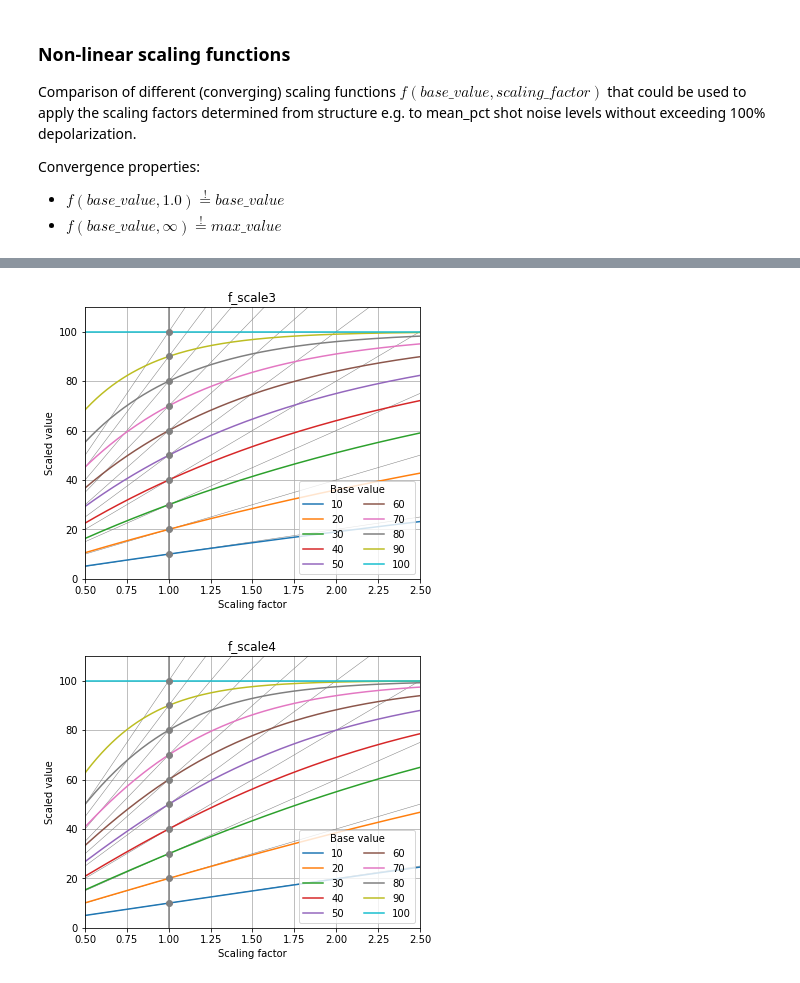
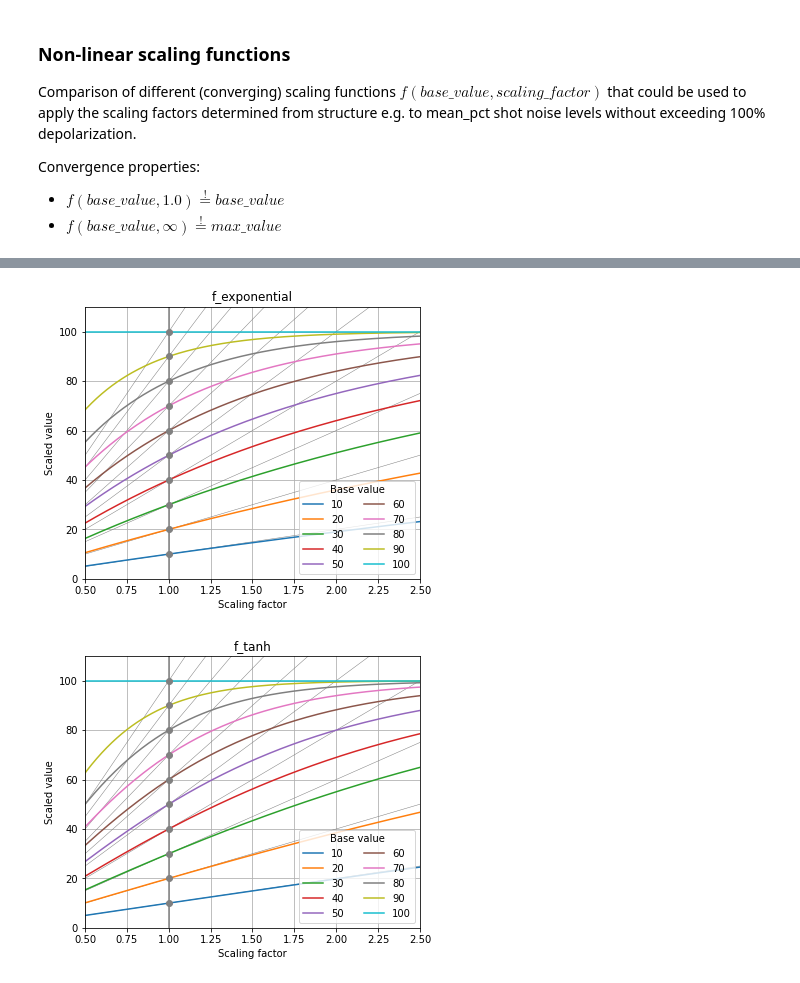
Before and after one commit to BlueBrain/dendritic_synapse_density, a Jupyter notebook: notebooks/MissingSynapses.ipynb, the cells around one changed output, grey strips where cells are left out. Cells and saved outputs as stored; diff of their text form; code cells hidden in the pictures.

```diff
--- a/notebooks/MissingSynapses.ipynb
+++ b/notebooks/MissingSynapses.ipynb
@@ -172,8 +172,8 @@ plot_scaling_fct('f_scale2', base_range, scale_range)
 # %%
-plot_scaling_fct('f_scale3', base_range, scale_range)
+plot_scaling_fct('f_exponential', base_range, scale_range)
 # %% [output]
-[figure, old version]
+[figure, new version]
 # %%
-plot_scaling_fct('f_scale4', base_range, scale_range)
+plot_scaling_fct('f_tanh', base_range, scale_range)
 # %% [output]
-[figure, old version]
+[figure, new version]
```
Also changed, not shown: parts of 6 cells of this notebook.
